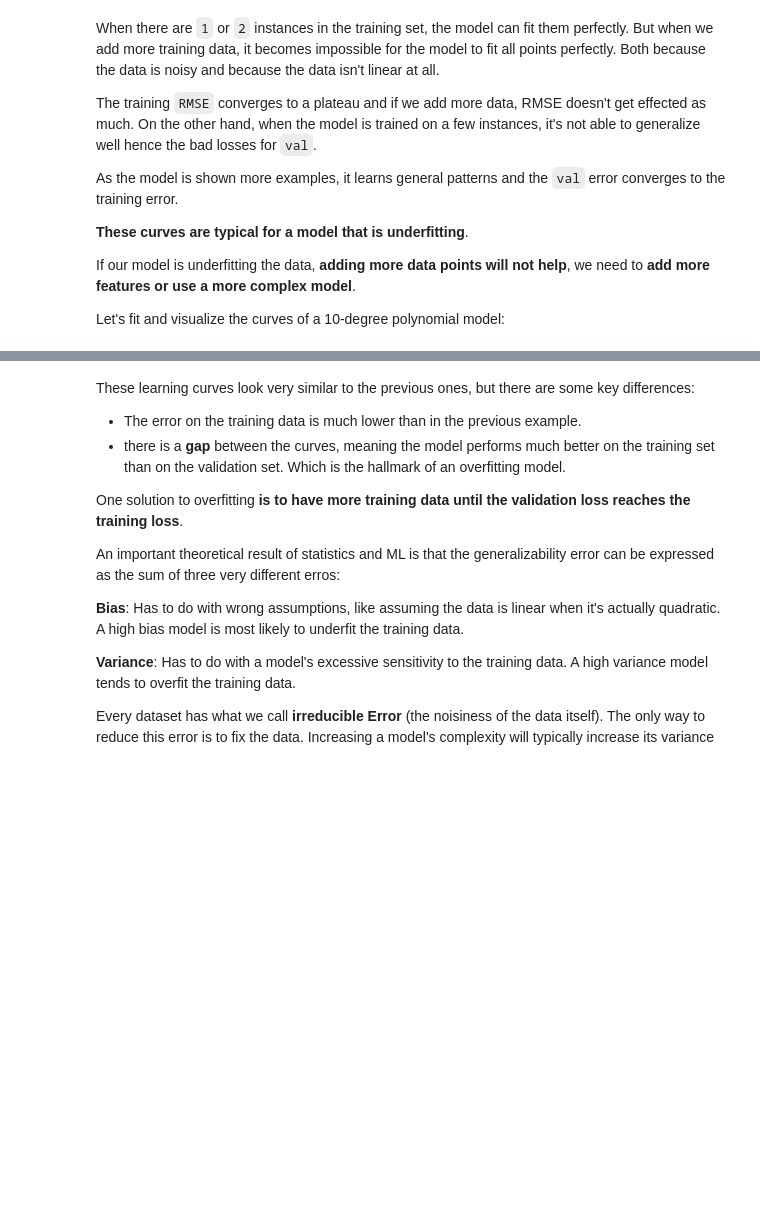
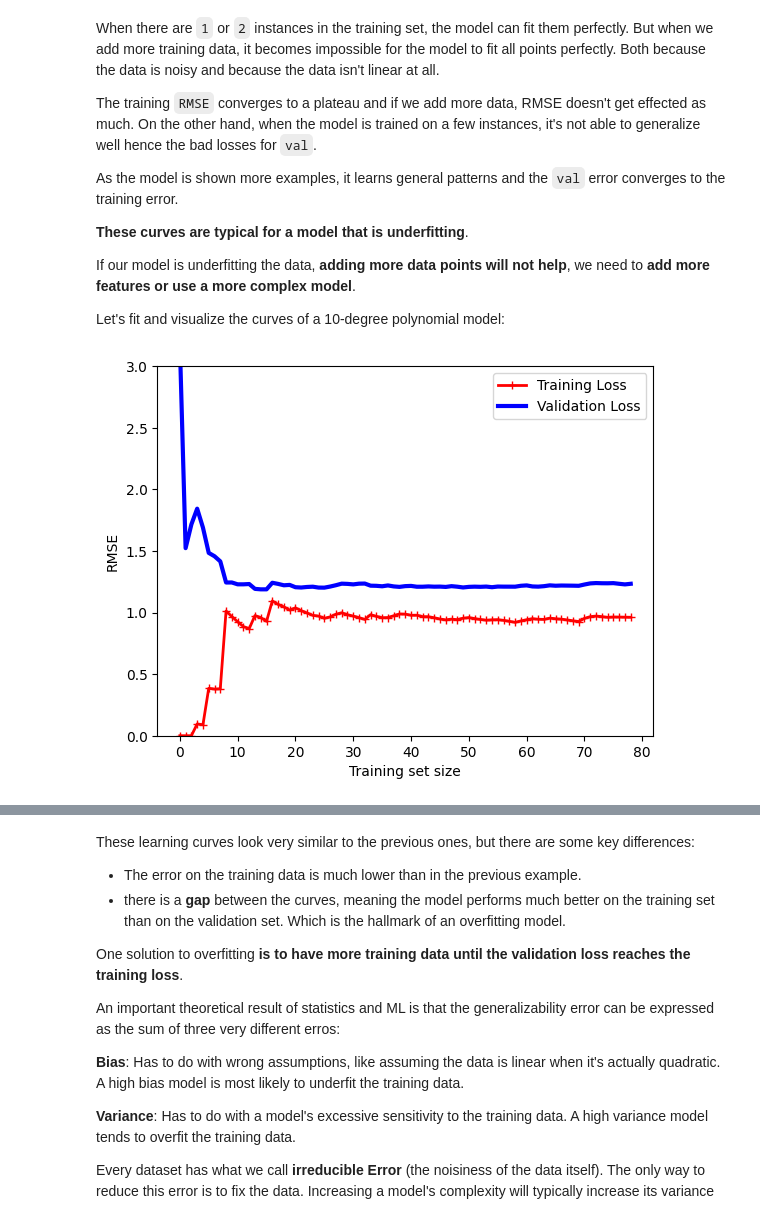
Before and after one commit to ZhangNingSAU/Spring-2021-CSCI-480-Machine-Learning, a Jupyter notebook: Slides/04_Training_Models.ipynb, the cells around one changed output, grey strips where cells are left out. Cells and saved outputs as stored; diff of their text form; code cells hidden in the pictures; blank space fills up the shorter version.

```diff
--- a/Slides/04_Training_Models.ipynb
+++ b/Slides/04_Training_Models.ipynb
@@ -646,6 +669,14 @@ If our model is underfitting the data, **adding more data points will not help**
 Let's fit and visualize the curves of a 10-degree polynomial model:
 # %%
 from sklearn.pipeline import Pipeline
+# %%
+polynomial_regression = Pipeline([
+    ('poly_features', PolynomialFeatures(degree=2, include_bias=False)),
+    ('lin_reg', LinearRegression())
+])
+plot_learning_curve(polynomial_regression, X, y)
+# %% [output]
+[figure, added]
 # %%
 polynomial_regression = Pipeline([
     ('poly_features', PolynomialFeatures(degree=10, include_bias=False)),
```
Also changed, not shown: parts of 67 cells of this notebook.
